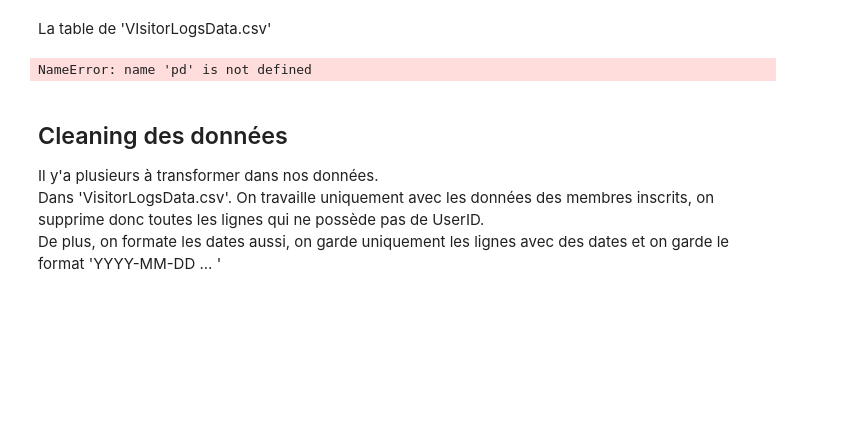
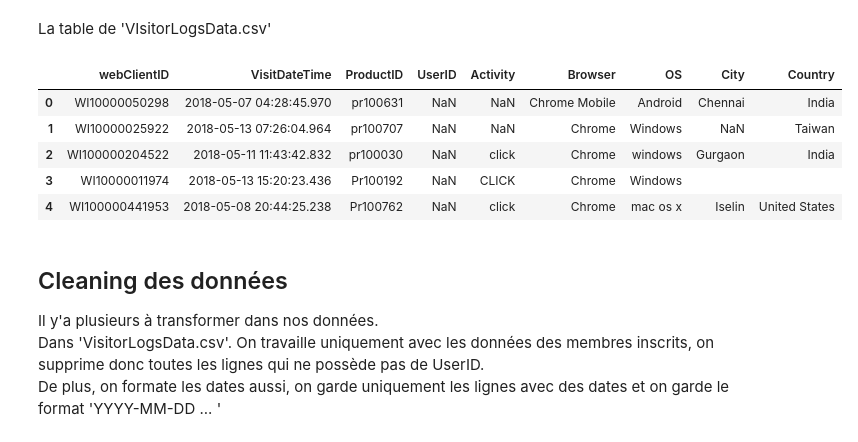
Before and after one commit to thomasRandrianantoandro1/ETLMarketing, a Jupyter notebook: ProjetETL.ipynb, the cells around one changed output. Drawn from its saved outputs; the diff is of its cells as text; code cells hidden in the pictures; blank space fills up the shorter version.

```diff
--- a/ProjetETL.ipynb
+++ b/ProjetETL.ipynb
@@ -20,9 +27,14 @@ print(df_user.head().to_string())
 La table de 'VIsitorLogsData.csv'
 # %%
 df_VisitorLogs=pd.read_csv('VisitorLogsData.csv')
-print(df_VisitorLogs.head().to_string())
+df_VisitorLogs.head()
 # %% [output]
-NameError: name 'pd' is not defined
+|  | webClientID | VisitDateTime | ProductID | UserID | Activity | Browser | OS | City | Country |
+| 0 | WI10000050298 | 2018-05-07 04:28:45.970 | pr100631 | NaN | NaN | Chrome Mobile | Android | Chennai | India |
+| 1 | WI10000025922 | 2018-05-13 07:26:04.964 | pr100707 | NaN | NaN | Chrome | Windows | NaN | Taiwan |
+| 2 | WI100000204522 | 2018-05-11 11:43:42.832 | pr100030 | NaN | click | Chrome | windows | Gurgaon | India |
+| 3 | WI10000011974 | 2018-05-13 15:20:23.436 | Pr100192 | NaN | CLICK | Chrome | Windows |  |  |
+| 4 | WI100000441953 | 2018-05-08 20:44:25.238 | Pr100762 | NaN | click | Chrome | mac os x | Iselin | United States |
 # %% [markdown]
 ## Cleaning des données
 Il y'a plusieurs à transformer dans nos données.
```
Also changed, not shown: parts of 15 cells of this notebook.
